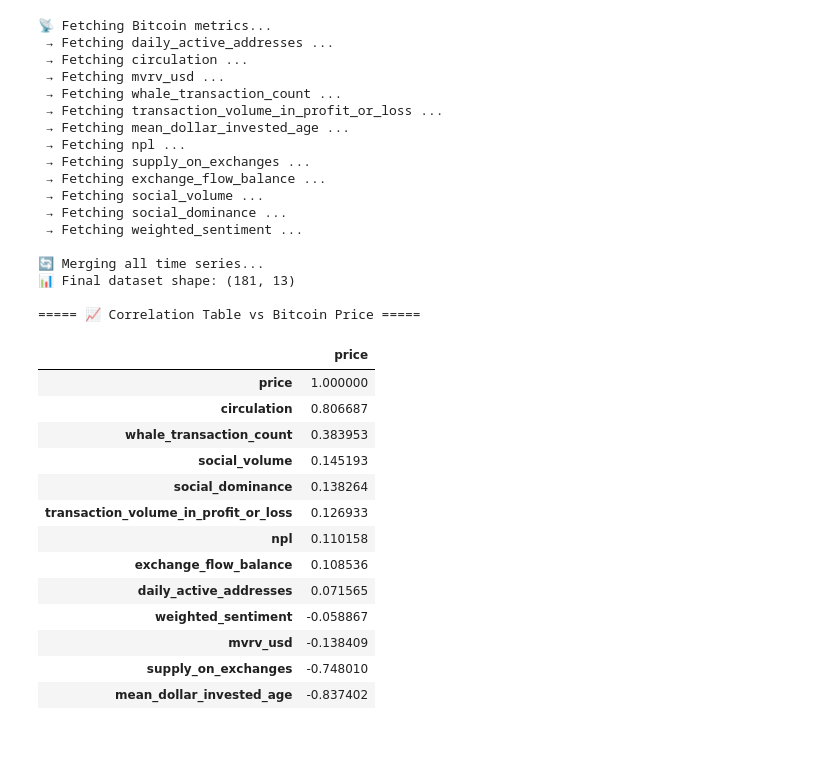
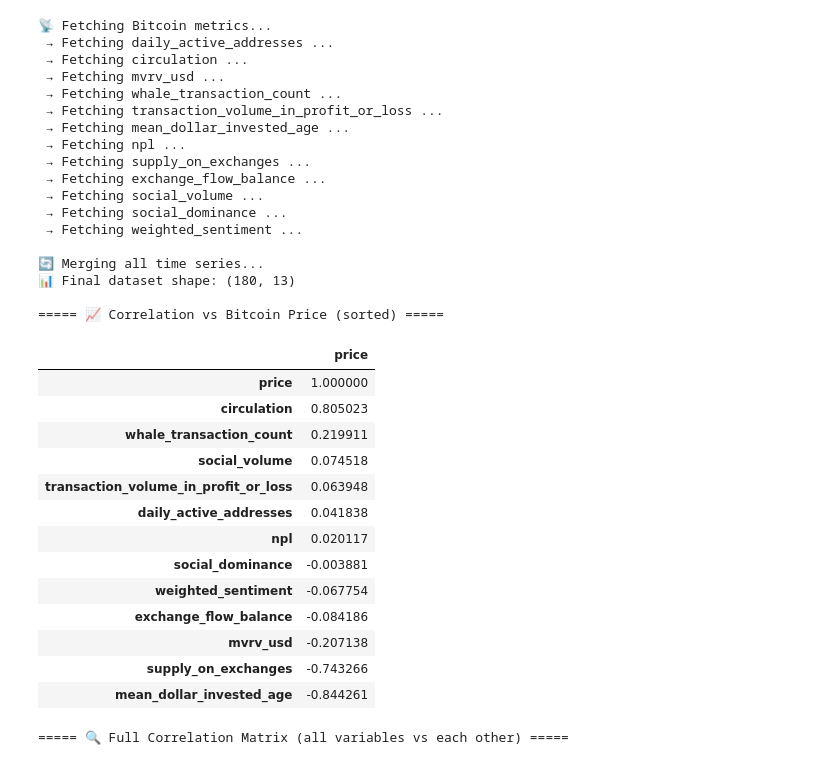
Before and after one commit to Sabbuth/TradingPoC, a Jupyter notebook: santiment.ipynb, the cells around one changed output. Cells and saved outputs as stored; diff of their text form; code cells hidden in the pictures.

```diff
--- a/santiment.ipynb
+++ b/santiment.ipynb
@@ -498,35 +498,30 @@ class SantimentClient:
         df.set_index('metric', inplace=True)
         return df
 # %%
-import os
-import pandas as pd
-from datetime import datetime, timedelta
-
-
 # Initialize client
 client = SantimentClient(API_KEY)
 
 # Time range
 to_date = datetime.utcnow() - timedelta(days=60)     # 2 months ago
-from_date = datetime.utcnow() - timedelta(days=300)  # 8 months ago
+from_date = datetime.utcnow() - timedelta(days=240)  # 8 months ago
 
 slug = "bitcoin"
 
 print("📡 Fetching Bitcoin metrics...")
 
-# --- Fetch price (via market_cap_usd) ---
-price_data = client.get_market_cap_usd(slug, from_date, to_date, interval="1d")
+# Fetch price (via market_cap_usd)
+price_data = client.get_market_cap_usd(slug, from_date, to_date, interval="2h")
 price_df = client.to_dataframe(price_data)[["value"]].rename(columns={"value": "price"})
 
 metric_dfs = {"price": price_df}
 
-# --- Fetch all other metrics defined in the client ---
+# Fetch all other metrics available in the client
 for metric in client.metrics.keys():
     if metric == "market_cap_usd":
         continue  # Already used as price
 
     print(f" → Fetching {metric} ...")
-    data = client.get_metric_data(slug, metric, from_date, to_date, interval="1d")
+    data = client.get_metric_data(slug, metric, from_date, to_date, interval="2h")
     df = client.to_dataframe(data)
 
     if df.empty:
@@ -534,50 +529,60 @@ for metric in client.metrics.keys():
         continue
 
     df = df[["value"]].rename(columns={"value": metric})
     metric_dfs[metric] = df
 
-# Merge metrics
+# Merge all metrics on datetime
 print("\n🔄 Merging all time series...")
 merged_df = pd.concat(metric_dfs.values(), axis=1, join="inner")
 
 print(f"📊 Final dataset shape: {merged_df.shape}")
 
-# Compute correlation table
-corr_table = merged_df.corr()[["price"]].sort_values("price", ascending=False)
+# -----------------------------
+# FULL CORRELATION MATRIX
+# -----------------------------
+full_corr_matrix = merged_df.corr()
 
-# Display correlation table
-print("\n===== 📈 Correlation Table vs Bitcoin Price =====\n")
-corr_table
+# -----------------------------
+# CORRELATION vs PRICE (sorted)
+# -----------------------------
+corr_vs_price = full_corr_matrix[["price"]].sort_values("price", ascending=False)
+
+print("\n===== 📈 Correlation vs Bitcoin Price (sorted) =====\n")
+display(corr_vs_price)
+
+print("\n===== 🔍 Full Correlation Matrix (all variables vs each other) =====\n")
+display(full_corr_matrix)
 # %% [output]
 📡 Fetching Bitcoin metrics...
  → Fetching daily_active_addresses ...
  → Fetching circulation ...
  → Fetching mvrv_usd ...
  → Fetching whale_transaction_count ...
  → Fetching transaction_volume_in_profit_or_loss ...
  → Fetching mean_dollar_invested_age ...
  → Fetching npl ...
  → Fetching supply_on_exchanges ...
  → Fetching exchange_flow_balance ...
  → Fetching social_volume ...
  → Fetching social_dominance ...
  → Fetching weighted_sentiment ...
 
 🔄 Merging all time series...
-📊 Final dataset shape: (181, 13)
+📊 Final dataset shape: (180, 13)
 
-===== 📈 Correlation Table vs Bitcoin Price =====
+===== 📈 Correlation vs Bitcoin Price (sorted) =====
 |  | price |
 | price | 1.000000 |
-| circulation | 0.806687 |
-| whale_transaction_count | 0.383953 |
-| social_volume | 0.145193 |
-| social_dominance | 0.138264 |
-| transaction_volume_in_profit_or_loss | 0.126933 |
-| npl | 0.110158 |
-| exchange_flow_balance | 0.108536 |
-| daily_active_addresses | 0.071565 |
-| weighted_sentiment | -0.058867 |
-| mvrv_usd | -0.138409 |
-| supply_on_exchanges | -0.748010 |
-| mean_dollar_invested_age | -0.837402 |
+| circulation | 0.805023 |
+| whale_transaction_count | 0.219911 |
+| social_volume | 0.074518 |
+| transaction_volume_in_profit_or_loss | 0.063948 |
+| daily_active_addresses | 0.041838 |
+| npl | 0.020117 |
+| social_dominance | -0.003881 |
+| weighted_sentiment | -0.067754 |
+| exchange_flow_balance | -0.084186 |
+| mvrv_usd | -0.207138 |
+| supply_on_exchanges | -0.743266 |
+| mean_dollar_invested_age | -0.844261 |
+===== 🔍 Full Correlation Matrix (all variables vs each other) =====
```
Also changed, not shown: parts of 1 cell of this notebook.
